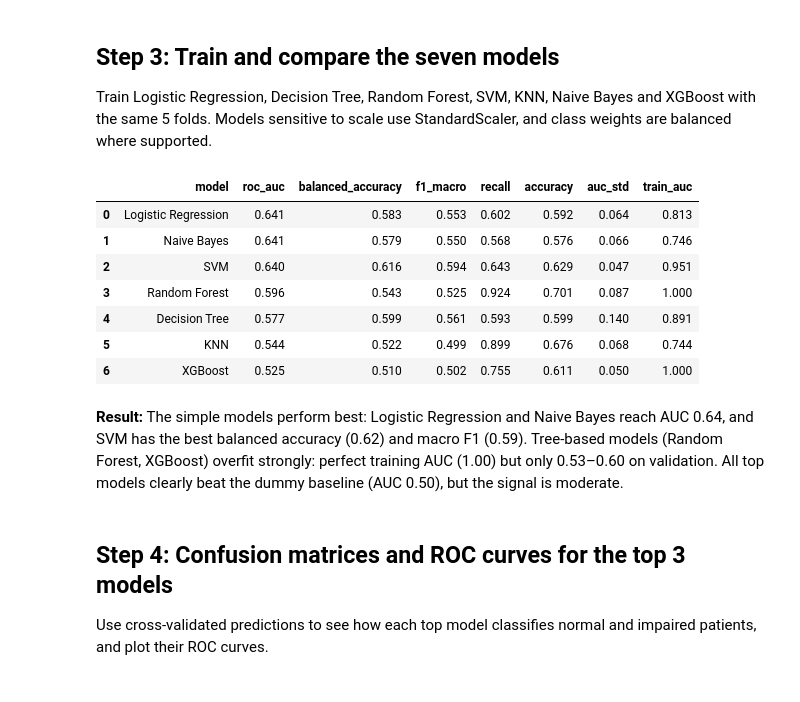
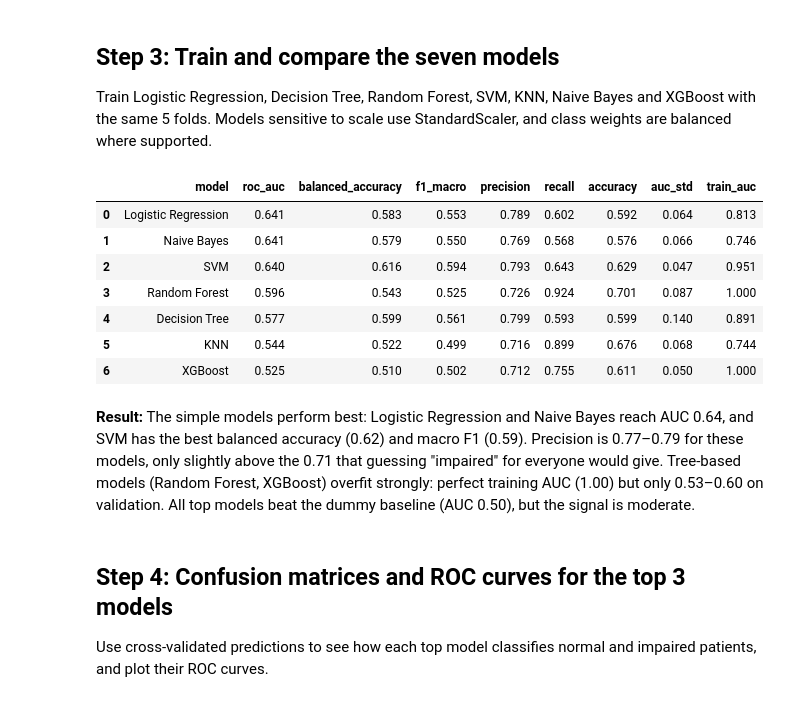
Before and after one commit to ttt4-hub/NEORORA, a Jupyter notebook: phase2_model/01_model_selection.ipynb, the cells around one changed output. Cells and saved outputs as stored; diff of their text form; code cells hidden in the pictures.

Commit message:
Complete model selection notebook

```diff
--- a/phase2_model/01_model_selection.ipynb
+++ b/phase2_model/01_model_selection.ipynb
@@ -63,45 +63,45 @@ from sklearn.neighbors import KNeighborsClassifier
 from sklearn.naive_bayes import GaussianNB
 from xgboost import XGBClassifier
 
-SCORING = ["roc_auc", "balanced_accuracy", "f1_macro", "recall", "accuracy"]
+SCORING = ["roc_auc", "balanced_accuracy", "f1_macro", "precision", "recall", "accuracy"]
 ratio = (y == 0).sum() / (y == 1).sum()
 
 models = {
     "Logistic Regression": make_pipeline(StandardScaler(), LogisticRegression(class_weight="balanced", max_iter=2000)),
     "Decision Tree":       DecisionTreeClassifier(max_depth=4, class_weight="balanced", random_state=42),
     "Random Forest":       RandomForestClassifier(n_estimators=300, max_depth=5, class_weight="balanced", random_state=42),
     "SVM":                 make_pipeline(StandardScaler(), SVC(class_weight="balanced", probability=True, random_state=42)),
     "KNN":                 make_pipeline(StandardScaler(), KNeighborsClassifier(n_neighbors=7)),
     "Naive Bayes":         make_pipeline(StandardScaler(), GaussianNB()),
     "XGBoost":             XGBClassifier(n_estimators=200, max_depth=3, learning_rate=0.05,
                                          scale_pos_weight=ratio, random_state=42, eval_metric="logloss"),
 }
 
 rows = []
 for name, model in models.items():
     s = cross_validate(model, X, y, cv=cv, scoring=SCORING, return_train_score=True)
     row = {"model": name}
     for m in SCORING:
         row[m] = round(s[f"test_{m}"].mean(), 3)
     row["auc_std"] = round(s["test_roc_auc"].std(), 3)
     row["train_auc"] = round(s["train_roc_auc"].mean(), 3)
     rows.append(row)
 
 results = pd.DataFrame(rows).sort_values("roc_auc", ascending=False).reset_index(drop=True)
 (ROOT / "phase2_model" / "results").mkdir(parents=True, exist_ok=True)
 results.to_csv(ROOT / "phase2_model" / "results" / "model_comparison.csv", index=False)
 results
 # %% [output]
-|  | model | roc_auc | balanced_accuracy | f1_macro | recall | accuracy | auc_std | train_auc |
-| 0 | Logistic Regression | 0.641 | 0.583 | 0.553 | 0.602 | 0.592 | 0.064 | 0.813 |
-| 1 | Naive Bayes | 0.641 | 0.579 | 0.550 | 0.568 | 0.576 | 0.066 | 0.746 |
-| 2 | SVM | 0.640 | 0.616 | 0.594 | 0.643 | 0.629 | 0.047 | 0.951 |
-| 3 | Random Forest | 0.596 | 0.543 | 0.525 | 0.924 | 0.701 | 0.087 | 1.000 |
-| 4 | Decision Tree | 0.577 | 0.599 | 0.561 | 0.593 | 0.599 | 0.140 | 0.891 |
-| 5 | KNN | 0.544 | 0.522 | 0.499 | 0.899 | 0.676 | 0.068 | 0.744 |
-| 6 | XGBoost | 0.525 | 0.510 | 0.502 | 0.755 | 0.611 | 0.050 | 1.000 |
+|  | model | roc_auc | balanced_accuracy | f1_macro | precision | recall | accuracy | auc_std | train_auc |
+| 0 | Logistic Regression | 0.641 | 0.583 | 0.553 | 0.789 | 0.602 | 0.592 | 0.064 | 0.813 |
+| 1 | Naive Bayes | 0.641 | 0.579 | 0.550 | 0.769 | 0.568 | 0.576 | 0.066 | 0.746 |
+| 2 | SVM | 0.640 | 0.616 | 0.594 | 0.793 | 0.643 | 0.629 | 0.047 | 0.951 |
+| 3 | Random Forest | 0.596 | 0.543 | 0.525 | 0.726 | 0.924 | 0.701 | 0.087 | 1.000 |
+| 4 | Decision Tree | 0.577 | 0.599 | 0.561 | 0.799 | 0.593 | 0.599 | 0.140 | 0.891 |
+| 5 | KNN | 0.544 | 0.522 | 0.499 | 0.716 | 0.899 | 0.676 | 0.068 | 0.744 |
+| 6 | XGBoost | 0.525 | 0.510 | 0.502 | 0.712 | 0.755 | 0.611 | 0.050 | 1.000 |
-# %% [markdown]
-**Result:** The simple models perform best: Logistic Regression and Naive Bayes reach AUC 0.64, and SVM has the best balanced accuracy (0.62) and macro F1 (0.59). Tree-based models (Random Forest, XGBoost) overfit strongly: perfect training AUC (1.00) but only 0.53–0.60 on validation. All top models clearly beat the dummy baseline (AUC 0.50), but the signal is moderate.
+# %% [markdown]
+**Result:** The simple models perform best: Logistic Regression and Naive Bayes reach AUC 0.64, and SVM has the best balanced accuracy (0.62) and macro F1 (0.59). Precision is 0.77–0.79 for these models, only slightly above the 0.71 that guessing "impaired" for everyone would give. Tree-based models (Random Forest, XGBoost) overfit strongly: perfect training AUC (1.00) but only 0.53–0.60 on validation. All top models beat the dummy baseline (AUC 0.50), but the signal is moderate.
 # %% [markdown]
 ## Step 4: Confusion matrices and ROC curves for the top 3 models
 Use cross-validated predictions to see how each top model classifies normal and impaired patients, and plot their ROC curves.
```
Also changed, not shown: parts of 1 cell of this notebook.
